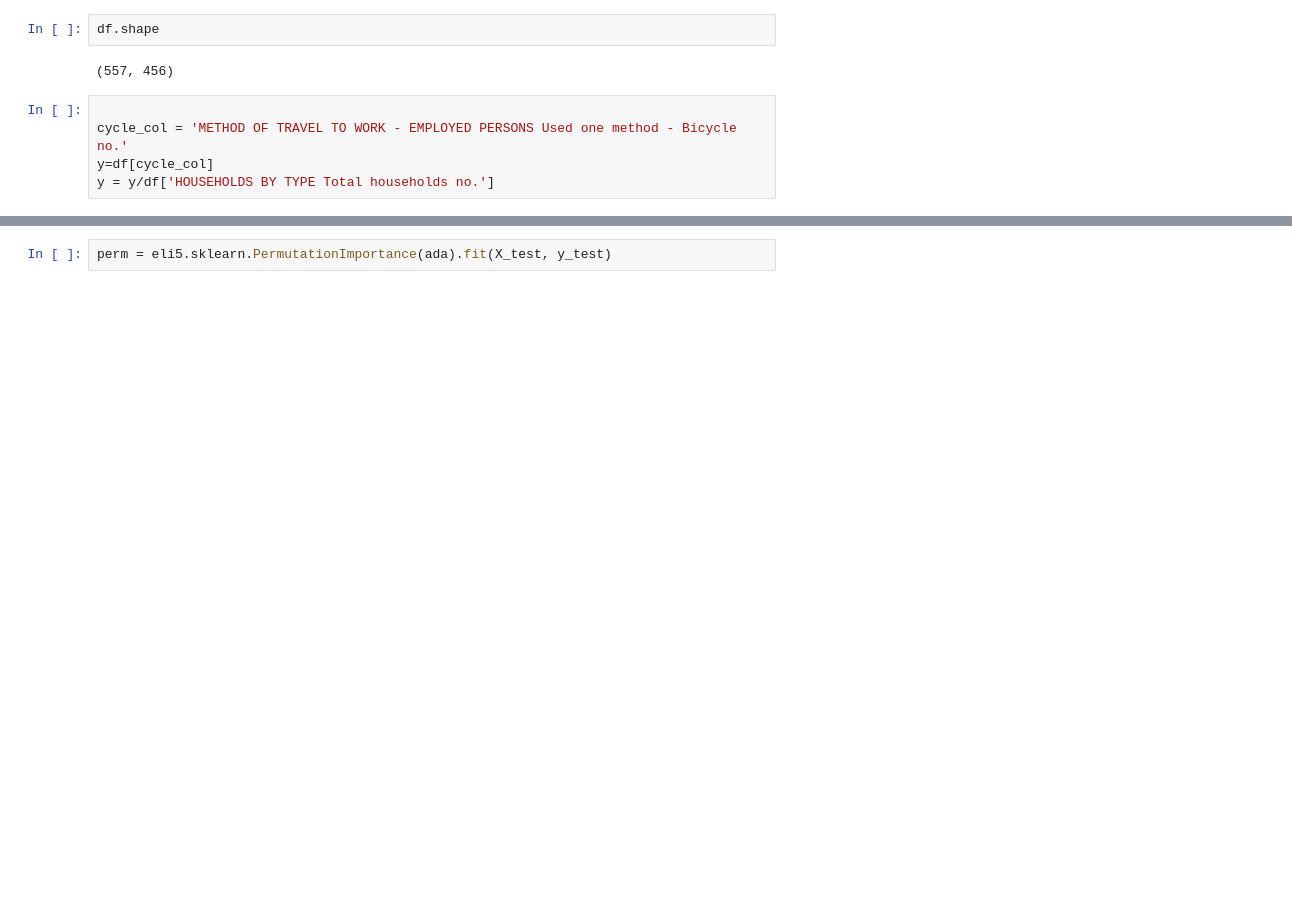
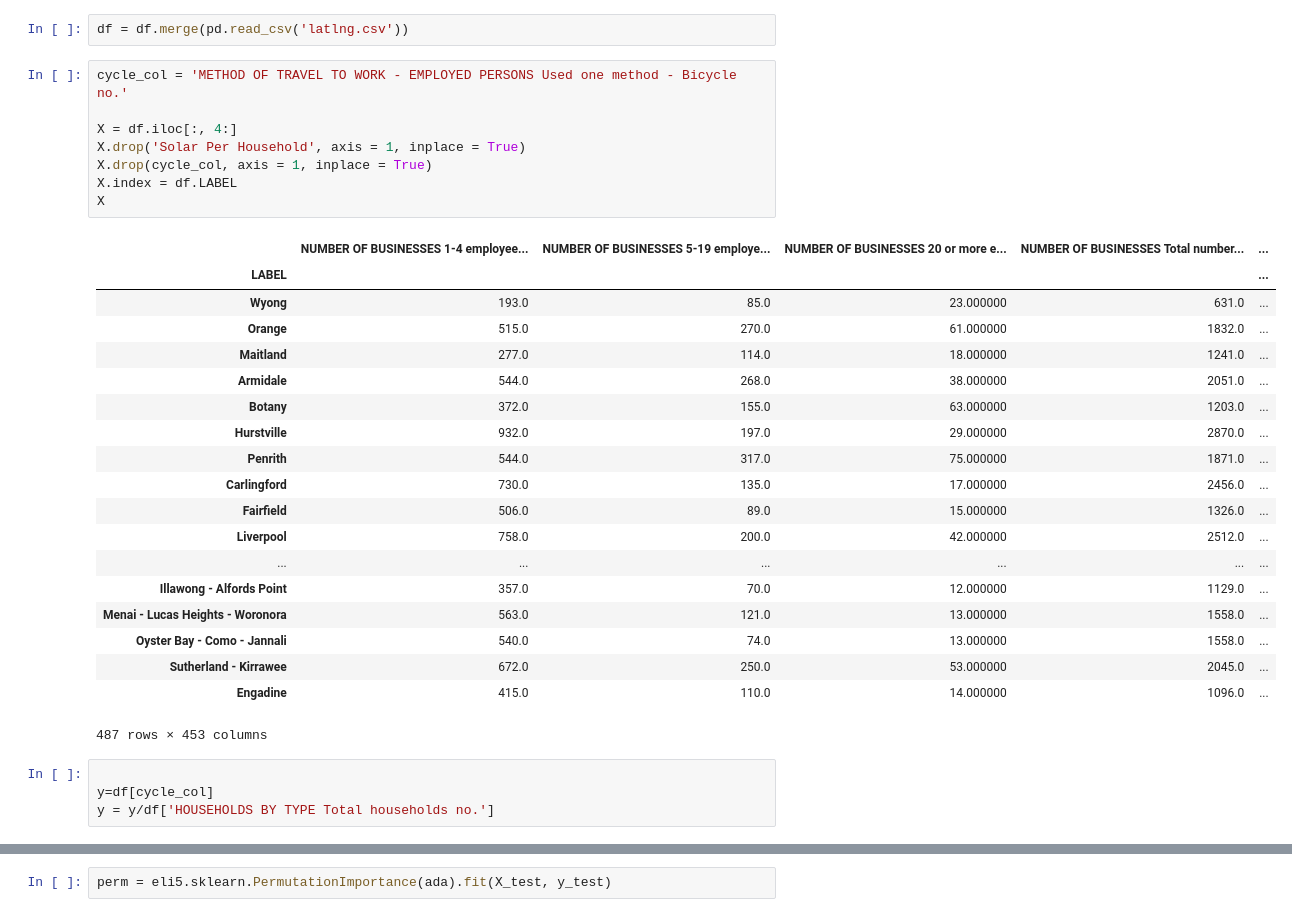
Before and after one commit to blkemp/ABS-Region-Data, a Jupyter notebook: Cycling.ipynb, the cells around one changed output, grey strips where cells are left out. Drawn from its saved outputs; the diff is of its cells as text; blank space fills up the shorter version.

```diff
--- a/Cycling.ipynb
+++ b/Cycling.ipynb
@@ -46,9 +36,34 @@ df.head()
-# %%
-df.shape
-# %% [output]
-(557, 456)
+# %%
+df = df.merge(pd.read_csv('latlng.csv'))
+# %%
+cycle_col = 'METHOD OF TRAVEL TO WORK - EMPLOYED PERSONS Used one method - Bicycle no.'
+
+X = df.iloc[:, 4:]
+X.drop('Solar Per Household', axis = 1, inplace = True)
+X.drop(cycle_col, axis = 1, inplace = True)
+X.index = df.LABEL
+X
+# %% [output]
+|  | NUMBER OF BUSINESSES 1-4 employee... | NUMBER OF BUSINESSES 5-19 employe... | NUMBER OF BUSINESSES 20 or more e... | NUMBER OF BUSINESSES Total number... | ... |
+| LABEL |  |  |  |  | ... |
+| Wyong | 193.0 | 85.0 | 23.000000 | 631.0 | ... |
+| Orange | 515.0 | 270.0 | 61.000000 | 1832.0 | ... |
+| Maitland | 277.0 | 114.0 | 18.000000 | 1241.0 | ... |
+| Armidale | 544.0 | 268.0 | 38.000000 | 2051.0 | ... |
+| Botany | 372.0 | 155.0 | 63.000000 | 1203.0 | ... |
+| Hurstville | 932.0 | 197.0 | 29.000000 | 2870.0 | ... |
+| Penrith | 544.0 | 317.0 | 75.000000 | 1871.0 | ... |
+| Carlingford | 730.0 | 135.0 | 17.000000 | 2456.0 | ... |
+| Fairfield | 506.0 | 89.0 | 15.000000 | 1326.0 | ... |
+| Liverpool | 758.0 | 200.0 | 42.000000 | 2512.0 | ... |
+| ... | ... | ... | ... | ... | ... |
+| Illawong - Alfords Point | 357.0 | 70.0 | 12.000000 | 1129.0 | ... |
+| Menai - Lucas Heights - Woronora | 563.0 | 121.0 | 13.000000 | 1558.0 | ... |
+| Oyster Bay - Como - Jannali | 540.0 | 74.0 | 13.000000 | 1558.0 | ... |
+| Sutherland - Kirrawee | 672.0 | 250.0 | 53.000000 | 2045.0 | ... |
+| Engadine | 415.0 | 110.0 | 14.000000 | 1096.0 | ... |
+487 rows × 453 columns
 # %%
 
-cycle_col = 'METHOD OF TRAVEL TO WORK - EMPLOYED PERSONS Used one method - Bicycle no.'
 y=df[cycle_col]
 y = y/df['HOUSEHOLDS BY TYPE Total households no.']
```
Also changed, not shown: parts of 21 cells of this notebook, 3 other files.
